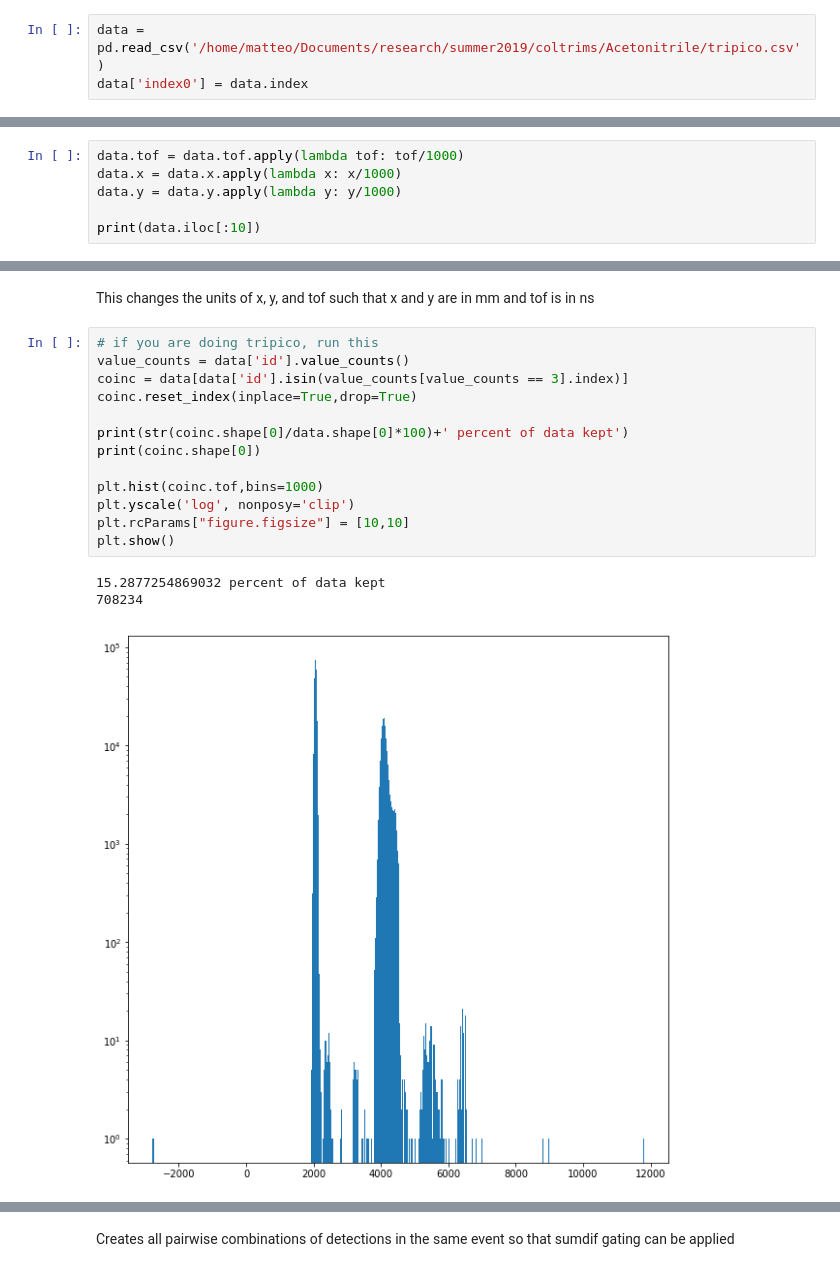
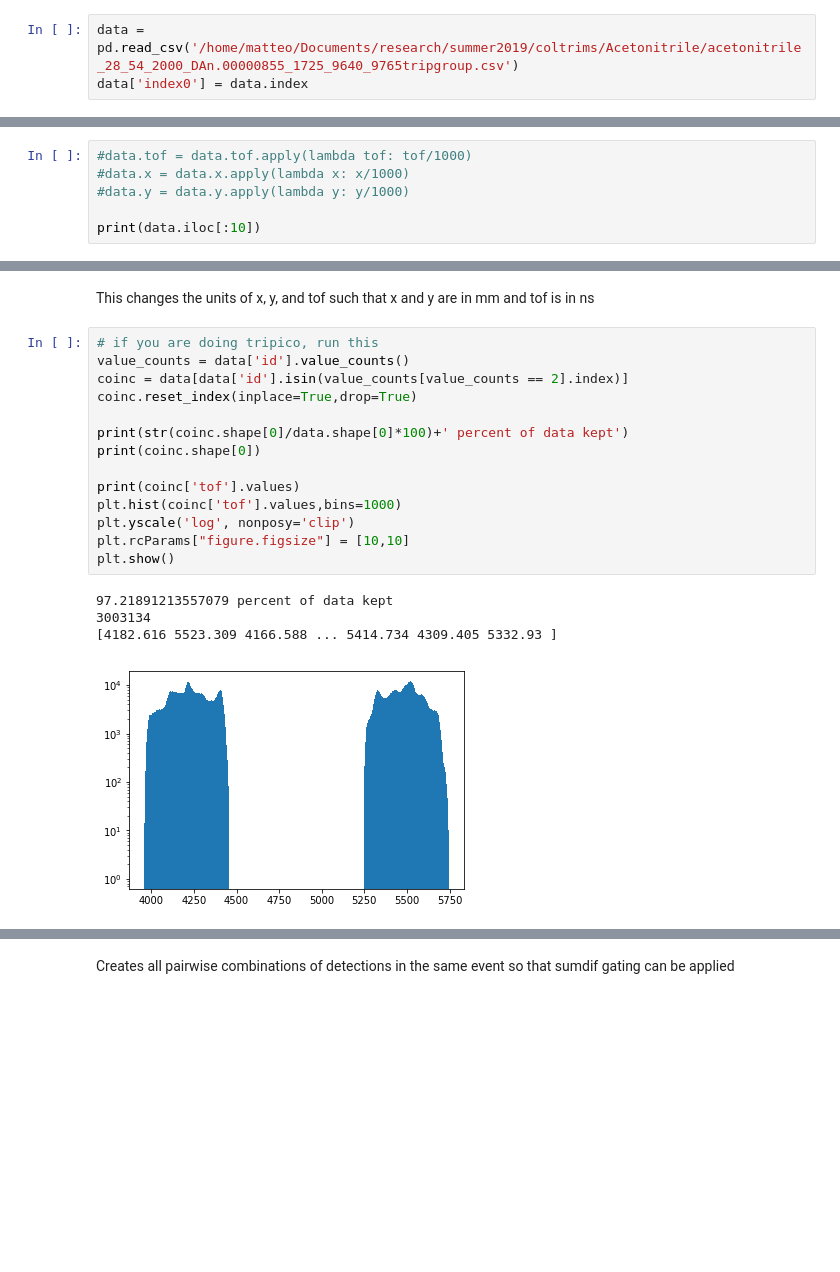
Before and after one commit to MatteoMcDonnell/pyCOLTRIMS, a Jupyter notebook: initalProcessing_tripico.ipynb, the cells around one changed output, grey strips where cells are left out. Drawn from its saved outputs; the diff is of its cells as text; blank space fills up the shorter version.

```diff
--- a/initalProcessing_tripico.ipynb
+++ b/initalProcessing_tripico.ipynb
@@ -11,16 +11,16 @@ import matplotlib as mpl
 # %% [markdown]
 This simply imports things that will be needed for the program
 # %%
-data = pd.read_csv('/home/matteo/Documents/research/summer2019/coltrims/Acetonitrile/tripico.csv')
+data = pd.read_csv('/home/matteo/Documents/research/summer2019/coltrims/Acetonitrile/acetonitrile_28_54_2000_DAn.00000855_1725_9640_9765tripgroup.csv')
 data['index0'] = data.index
 # %% [markdown]
 Imports the data and adds the index as a column so that it can be saved when creating pairwise coincidences. This is so you can simply do the calculations to all the datapoints you will need, aka those that are gated with sumdif, and then populate a dataframe where each row is a coincidence.
 
 If this is unclear, it should make more sense lower down.
 # %%
-data.tof = data.tof.apply(lambda tof: tof/1000)
-data.x = data.x.apply(lambda x: x/1000)
-data.y = data.y.apply(lambda y: y/1000)
+#data.tof = data.tof.apply(lambda tof: tof/1000)
+#data.x = data.x.apply(lambda x: x/1000)
+#data.y = data.y.apply(lambda y: y/1000)
 
 print(data.iloc[:10])
 # %% [output]
@@ -40,20 +40,22 @@ This changes the units of x, y, and tof such that x and y are in mm and tof is i
 # %%
 # if you are doing tripico, run this
 value_counts = data['id'].value_counts()
-coinc = data[data['id'].isin(value_counts[value_counts == 3].index)]
+coinc = data[data['id'].isin(value_counts[value_counts == 2].index)]
 coinc.reset_index(inplace=True,drop=True)
 
 print(str(coinc.shape[0]/data.shape[0]*100)+' percent of data kept')
 print(coinc.shape[0])
 
-plt.hist(coinc.tof,bins=1000)
+print(coinc['tof'].values)
+plt.hist(coinc['tof'].values,bins=1000)
 plt.yscale('log', nonposy='clip')
 plt.rcParams["figure.figsize"] = [10,10]
 plt.show()
 # %% [output]
-15.2877254869032 percent of data kept
-708234
+97.21891213557079 percent of data kept
+3003134
+[4182.616 5523.309 4166.588 ... 5414.734 4309.405 5332.93 ]
-[figure, old version]
+[figure, new version]
 # %%
 #this is probably going to take forever no matter what, it is setting up every possible pairwise combination
 
```
Also changed, not shown: parts of 28 cells of this notebook, 10 other files.
